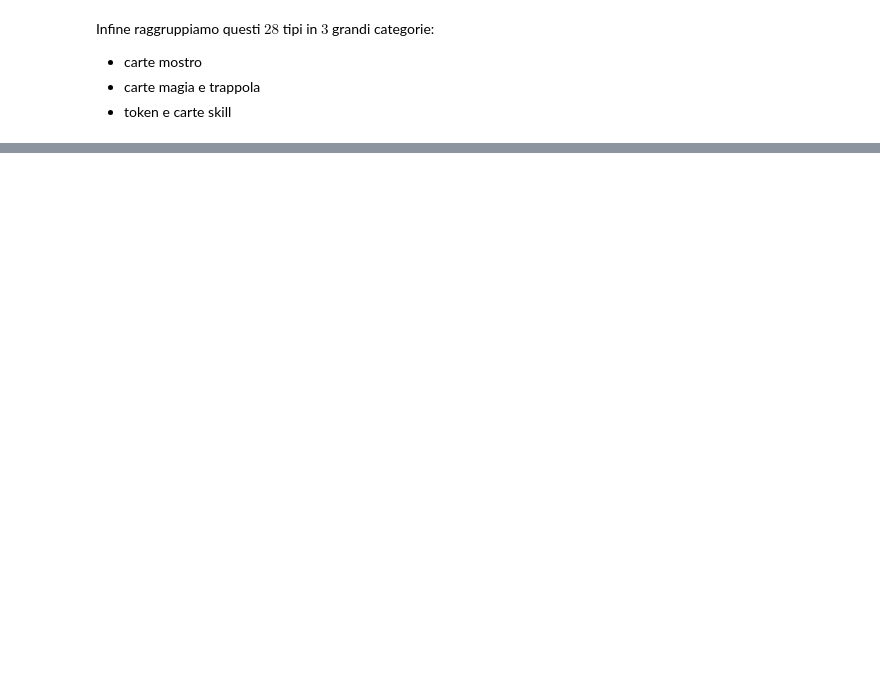
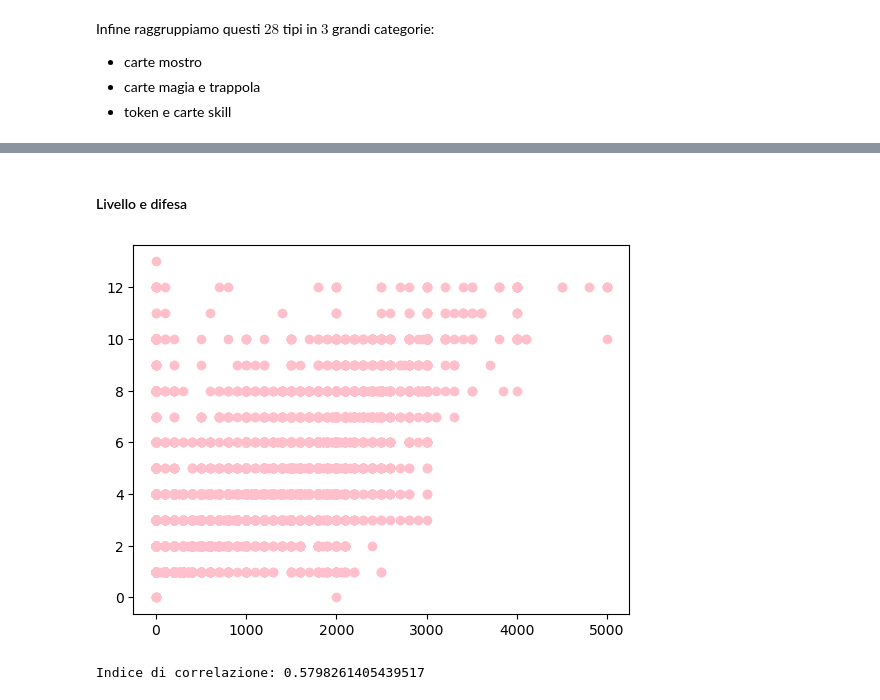
Before and after one commit to MattiaOldani/Visualizzazione-Scientifica, a Jupyter notebook: notebook/notebook.ipynb, the cells around one changed output, grey strips where cells are left out. Cells and saved outputs as stored; diff of their text form; code cells hidden in the pictures; blank space fills up the shorter version.

```diff
--- a/notebook/notebook.ipynb
+++ b/notebook/notebook.ipynb
@@ -125,0 +163,11 @@ plt.show()
+# %% [markdown]
+#### Livello e difesa
+# %%
+plt.scatter(data["DEF"], data["LEVEL"],color='pink')
+#plt.savefig("scatter_def.png", dpi=300, bbox_inches='tight', transparent=True)
+plt.show()
+
+print(f"Indice di correlazione: {data['DEF'].corr(data['LEVEL'])}")
+# %% [output]
+[figure, added]
+Indice di correlazione: 0.5798261405439517
```
Also changed, not shown: parts of 40 cells of this notebook, 1 other file.
